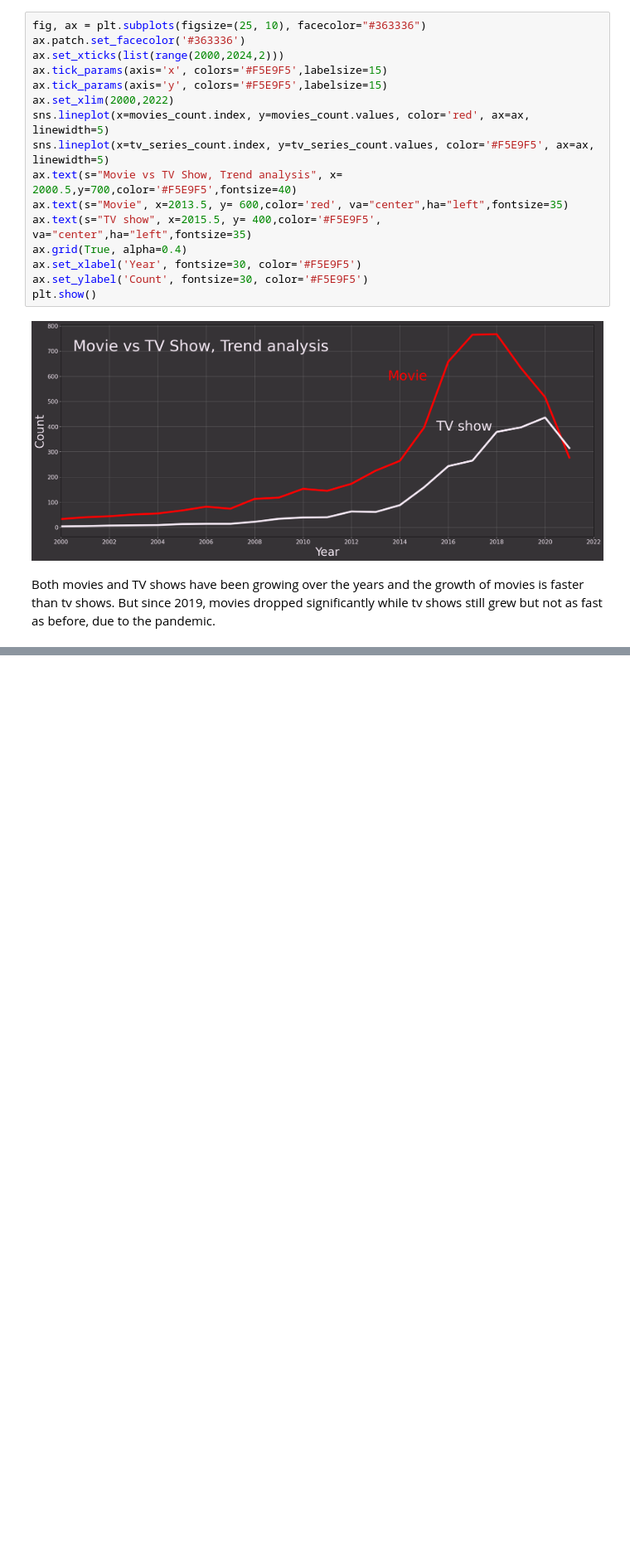
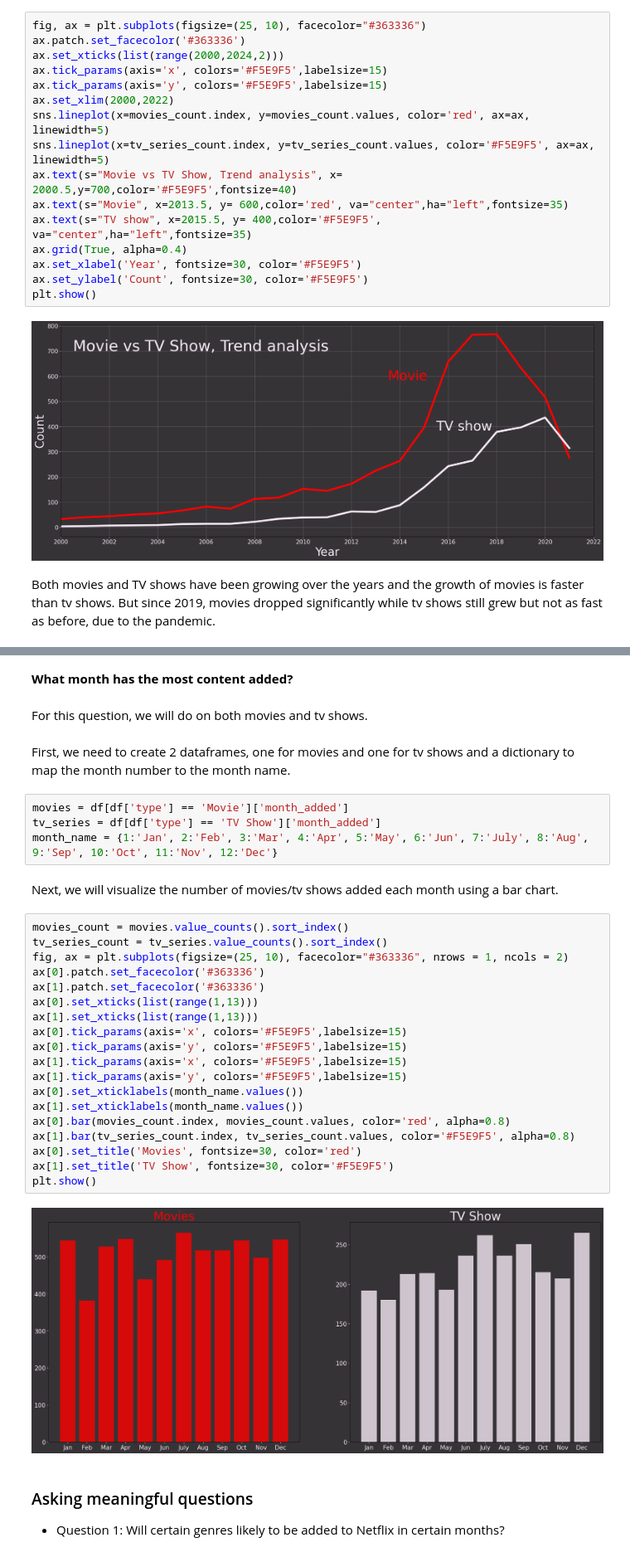
Before and after one commit to quocthanh18/LTKHDL, a Jupyter notebook: notebooks/2.0-EDA.ipynb, the cells around one changed output, grey strips where cells are left out. Shown at 83% size. Saved outputs shown, nothing was run; the diff lists cells and outputs as text; blank space fills up the shorter version.

```diff
--- a/notebooks/2.0-EDA.ipynb
+++ b/notebooks/2.0-EDA.ipynb
@@ -92,0 +89,36 @@ Both movies and TV shows have been growing over the years and the growth of movi
+# %% [markdown]
+**What month has the most content added?**
+# %% [markdown]
+For this question, we will do on both movies and tv shows.
+# %% [markdown]
+First, we need to create 2 dataframes, one for movies and one for tv shows and a dictionary to map the month number to the month name.
+# %%
+movies = df[df['type'] == 'Movie']['month_added']
+tv_series = df[df['type'] == 'TV Show']['month_added']
+month_name = {1:'Jan', 2:'Feb', 3:'Mar', 4:'Apr', 5:'May', 6:'Jun', 7:'July', 8:'Aug', 9:'Sep', 10:'Oct', 11:'Nov', 12:'Dec'}
+# %% [markdown]
+Next, we will visualize the number of movies/tv shows added each month using a bar chart.
+# %%
+movies_count = movies.value_counts().sort_index()
+tv_series_count = tv_series.value_counts().sort_index()
+fig, ax = plt.subplots(figsize=(25, 10), facecolor="#363336", nrows = 1, ncols = 2)
+ax[0].patch.set_facecolor('#363336')
+ax[1].patch.set_facecolor('#363336')
+ax[0].set_xticks(list(range(1,13)))
+ax[1].set_xticks(list(range(1,13)))
+ax[0].tick_params(axis='x', colors='#F5E9F5',labelsize=15)
+ax[0].tick_params(axis='y', colors='#F5E9F5',labelsize=15)
+ax[1].tick_params(axis='x', colors='#F5E9F5',labelsize=15)
+ax[1].tick_params(axis='y', colors='#F5E9F5',labelsize=15)
+ax[0].set_xticklabels(month_name.values())
+ax[1].set_xticklabels(month_name.values())
+ax[0].bar(movies_count.index, movies_count.values, color='red', alpha=0.8)
+ax[1].bar(tv_series_count.index, tv_series_count.values, color='#F5E9F5', alpha=0.8)
+ax[0].set_title('Movies', fontsize=30, color='red')
+ax[1].set_title('TV Show', fontsize=30, color='#F5E9F5')
+plt.show()
+# %% [output]
+[figure, added]
+# %% [markdown]
+### Asking meaningful questions
+- Question 1: Will certain genres likely to be added to Netflix in certain months?
```
Also changed, not shown: parts of 11 cells of this notebook, 2 other files.
